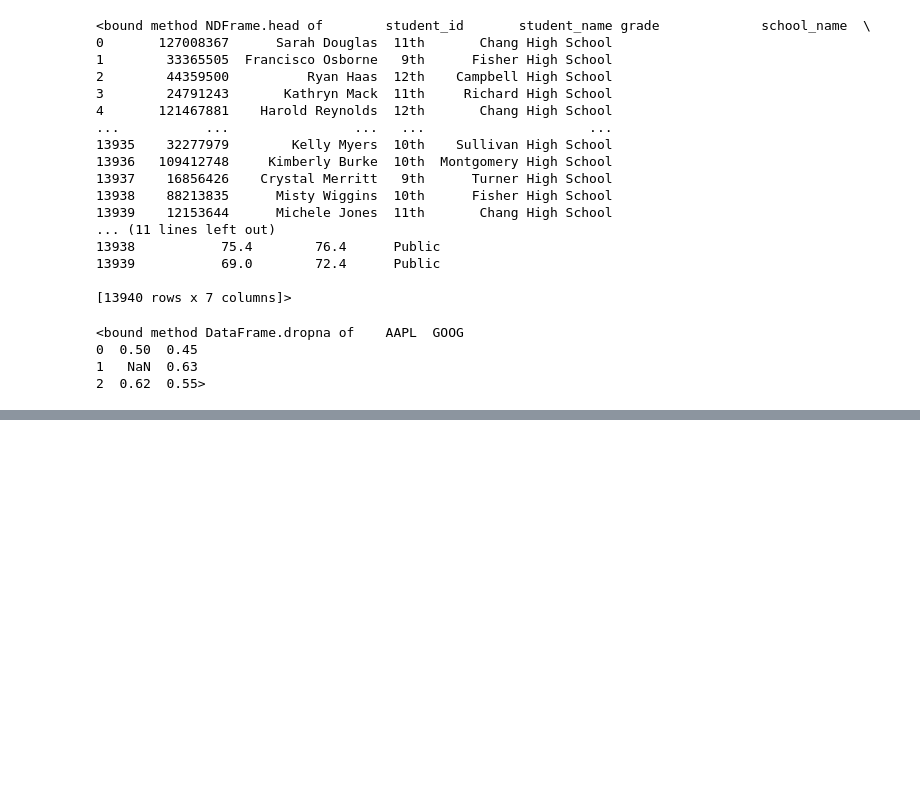
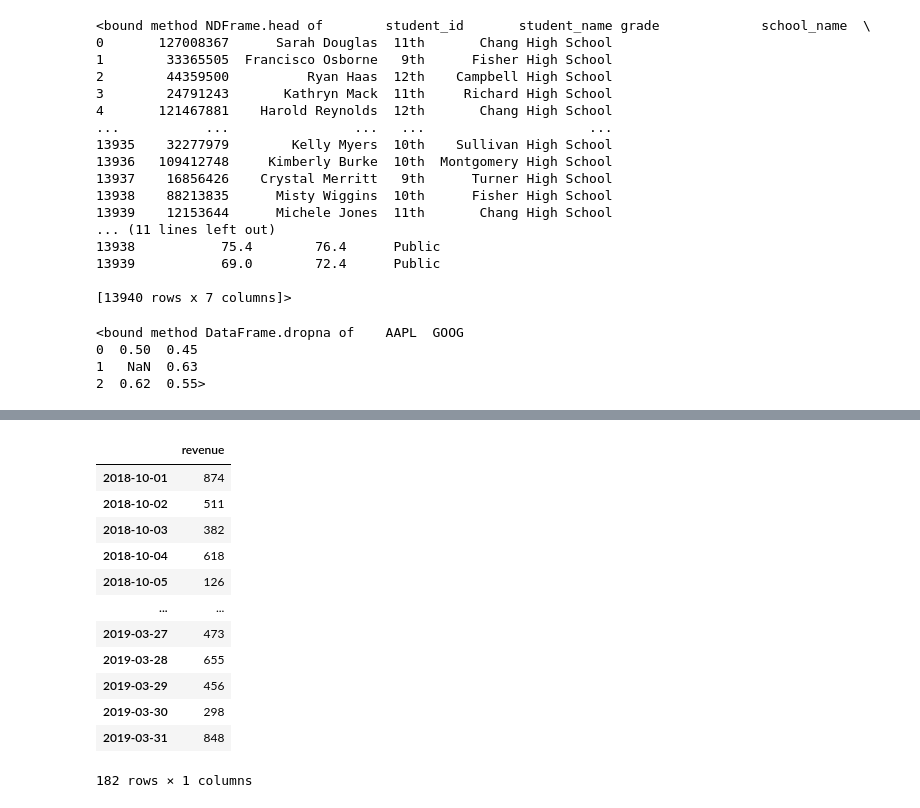
Before and after one commit to ShahZ-Khan/School_District_Analysis, a Jupyter notebook: pandas_practice.ipynb, the cells around one changed output, grey strips where cells are left out. Saved outputs shown, nothing was run; the diff lists cells and outputs as text; code cells hidden in the pictures; blank space fills up the shorter version.

```diff
--- a/pandas_practice.ipynb
+++ b/pandas_practice.ipynb
@@ -178,0 +236,7 @@ dtype: object
+# %%
+import numpy as np
+revenue_df = pd.DataFrame(
+    np.random.randint(low=1, high=1000, size=1000),
+    index=pd.date_range('1/1/2017', periods=1000),
+    columns=["revenue"])
+revenue_df.tail()
@@ -178,0 +250,17 @@ dtype: object
+# %%
+# Select the last quarter of 2018 to the first quarter of 2019
+revenue_df.loc['2018-10-01':'2019-03-31']
+# %% [output]
+|  | revenue |
+| 2018-10-01 | 874 |
+| 2018-10-02 | 511 |
+| 2018-10-03 | 382 |
+| 2018-10-04 | 618 |
+| 2018-10-05 | 126 |
+| ... | ... |
+| 2019-03-27 | 473 |
+| 2019-03-28 | 655 |
+| 2019-03-29 | 456 |
+| 2019-03-30 | 298 |
+| 2019-03-31 | 848 |
+182 rows × 1 columns
```
Also changed, not shown: parts of 38 cells of this notebook.
